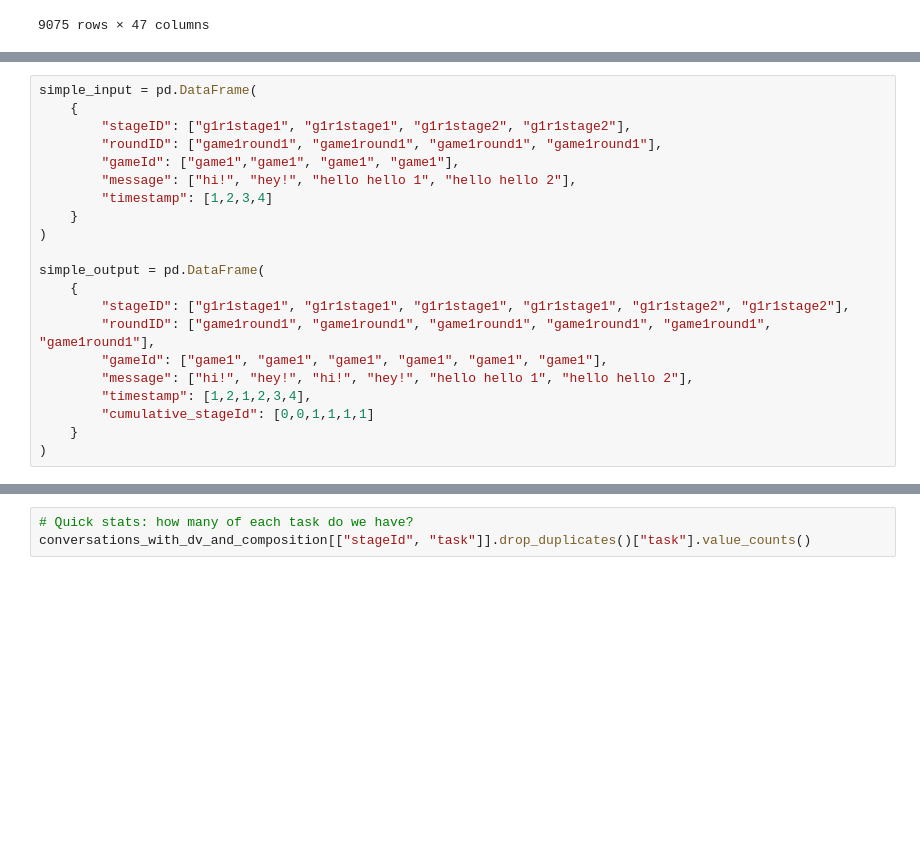
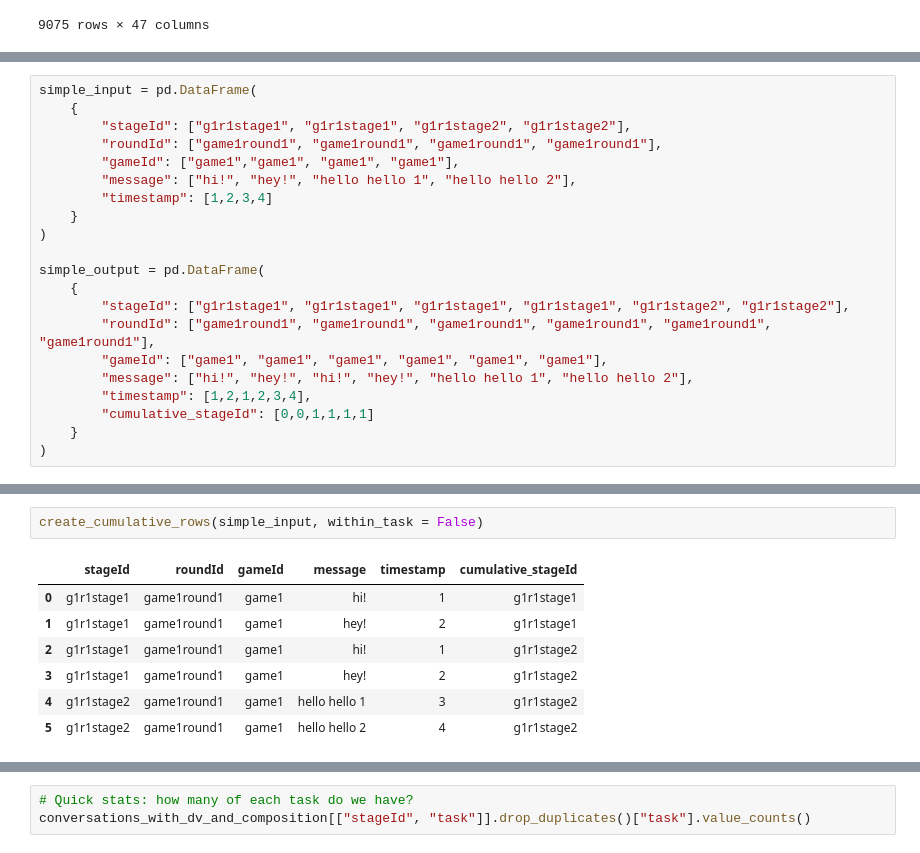
Before and after one commit to Watts-Lab/team_comm_tools, a Jupyter notebook: feature_engine/data/cleaning_scripts/multi_task_data_cleaning.ipynb, the cells around one changed output, grey strips where cells are left out. Saved outputs shown, nothing was run; the diff lists cells and outputs as text; blank space fills up the shorter version.

```diff
--- a/feature_engine/data/cleaning_scripts/multi_task_data_cleaning.ipynb
+++ b/feature_engine/data/cleaning_scripts/multi_task_data_cleaning.ipynb
@@ -326,8 +326,8 @@ df
 # %%
 simple_input = pd.DataFrame(
     {
-        "stageID": ["g1r1stage1", "g1r1stage1", "g1r1stage2", "g1r1stage2"],
-        "roundID": ["game1round1", "game1round1", "game1round1", "game1round1"],
+        "stageId": ["g1r1stage1", "g1r1stage1", "g1r1stage2", "g1r1stage2"],
+        "roundId": ["game1round1", "game1round1", "game1round1", "game1round1"],
         "gameId": ["game1","game1", "game1", "game1"],
         "message": ["hi!", "hey!", "hello hello 1", "hello hello 2"],
         "timestamp": [1,2,3,4]
@@ -336,8 +336,8 @@ simple_input = pd.DataFrame(
 
 simple_output = pd.DataFrame(
     {
-        "stageID": ["g1r1stage1", "g1r1stage1", "g1r1stage1", "g1r1stage1", "g1r1stage2", "g1r1stage2"],
-        "roundID": ["game1round1", "game1round1", "game1round1", "game1round1", "game1round1", "game1round1"],
+        "stageId": ["g1r1stage1", "g1r1stage1", "g1r1stage1", "g1r1stage1", "g1r1stage2", "g1r1stage2"],
+        "roundId": ["game1round1", "game1round1", "game1round1", "game1round1", "game1round1", "game1round1"],
         "gameId": ["game1", "game1", "game1", "game1", "game1", "game1"],
         "message": ["hi!", "hey!", "hi!", "hey!", "hello hello 1", "hello hello 2"],
         "timestamp": [1,2,1,2,3,4],
@@ -392,2 +389,12 @@ def duplicate_rows(input_df, within_task = False):
 
     return result_df
+# %%
+create_cumulative_rows(simple_input, within_task = False)
+# %% [output]
+|  | stageId | roundId | gameId | message | timestamp | cumulative_stageId |
+| 0 | g1r1stage1 | game1round1 | game1 | hi! | 1 | g1r1stage1 |
+| 1 | g1r1stage1 | game1round1 | game1 | hey! | 2 | g1r1stage1 |
+| 2 | g1r1stage1 | game1round1 | game1 | hi! | 1 | g1r1stage2 |
+| 3 | g1r1stage1 | game1round1 | game1 | hey! | 2 | g1r1stage2 |
+| 4 | g1r1stage2 | game1round1 | game1 | hello hello 1 | 3 | g1r1stage2 |
+| 5 | g1r1stage2 | game1round1 | game1 | hello hello 2 | 4 | g1r1stage2 |
```
Also changed, not shown: parts of 5 cells of this notebook, 41 other files.
